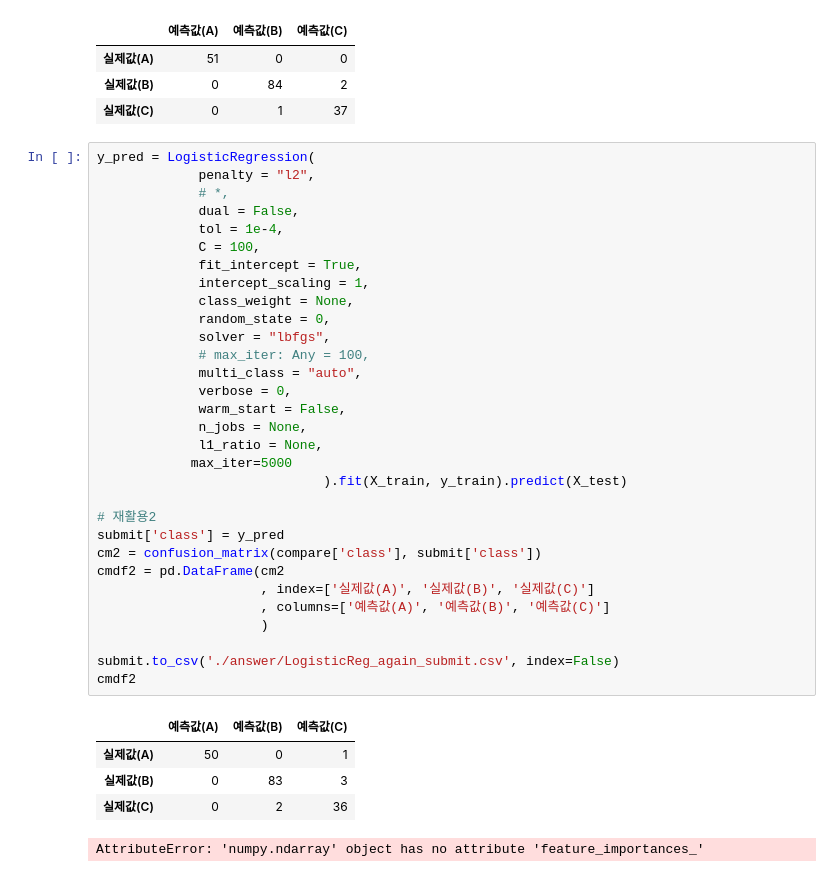
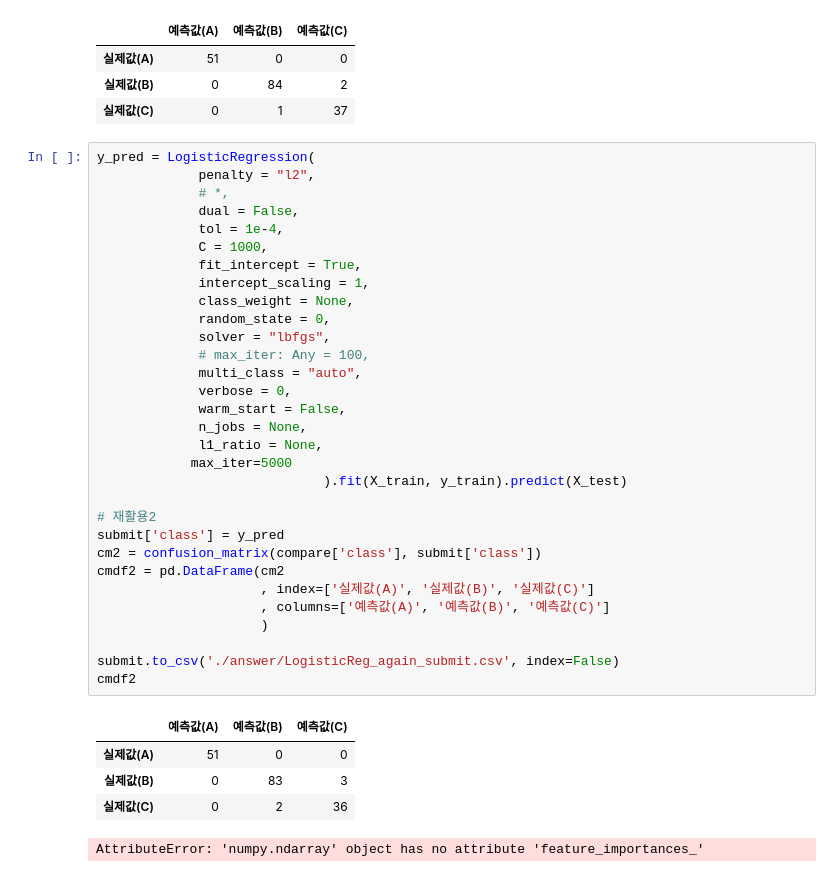
Before and after one commit to Jonghyun-Park1027/Competition, a Jupyter notebook: 유전자분류/23_1_5-supervised-learning.ipynb, the cells around one changed output. Saved outputs shown, nothing was run; the diff lists cells and outputs as text.

```diff
--- a/유전자분류/23_1_5-supervised-learning.ipynb
+++ b/유전자분류/23_1_5-supervised-learning.ipynb
@@ -182,35 +192,35 @@ y_pred = LogisticRegression(
              penalty = "l2",
              # *,
              dual = False,
              tol = 1e-4,
-             C = 100,
+             C = 1000,
              fit_intercept = True,
              intercept_scaling = 1,
              class_weight = None,
              random_state = 0,
              solver = "lbfgs",
              # max_iter: Any = 100,
              multi_class = "auto",
              verbose = 0,
              warm_start = False,
              n_jobs = None,
              l1_ratio = None,
             max_iter=5000
                              ).fit(X_train, y_train).predict(X_test)
 
 # 재활용2
 submit['class'] = y_pred
 cm2 = confusion_matrix(compare['class'], submit['class'])
 cmdf2 = pd.DataFrame(cm2
                      , index=['실제값(A)', '실제값(B)', '실제값(C)']
                      , columns=['예측값(A)', '예측값(B)', '예측값(C)']
                      )
 
 submit.to_csv('./answer/LogisticReg_again_submit.csv', index=False)
 cmdf2
 # %% [output]
 |  | 예측값(A) | 예측값(B) | 예측값(C) |
-| 실제값(A) | 50 | 0 | 1 |
+| 실제값(A) | 51 | 0 | 0 |
 | 실제값(B) | 0 | 83 | 3 |
 | 실제값(C) | 0 | 2 | 36 |
 # %%
```
Also changed, not shown: parts of 16 cells of this notebook, 2 other files.
